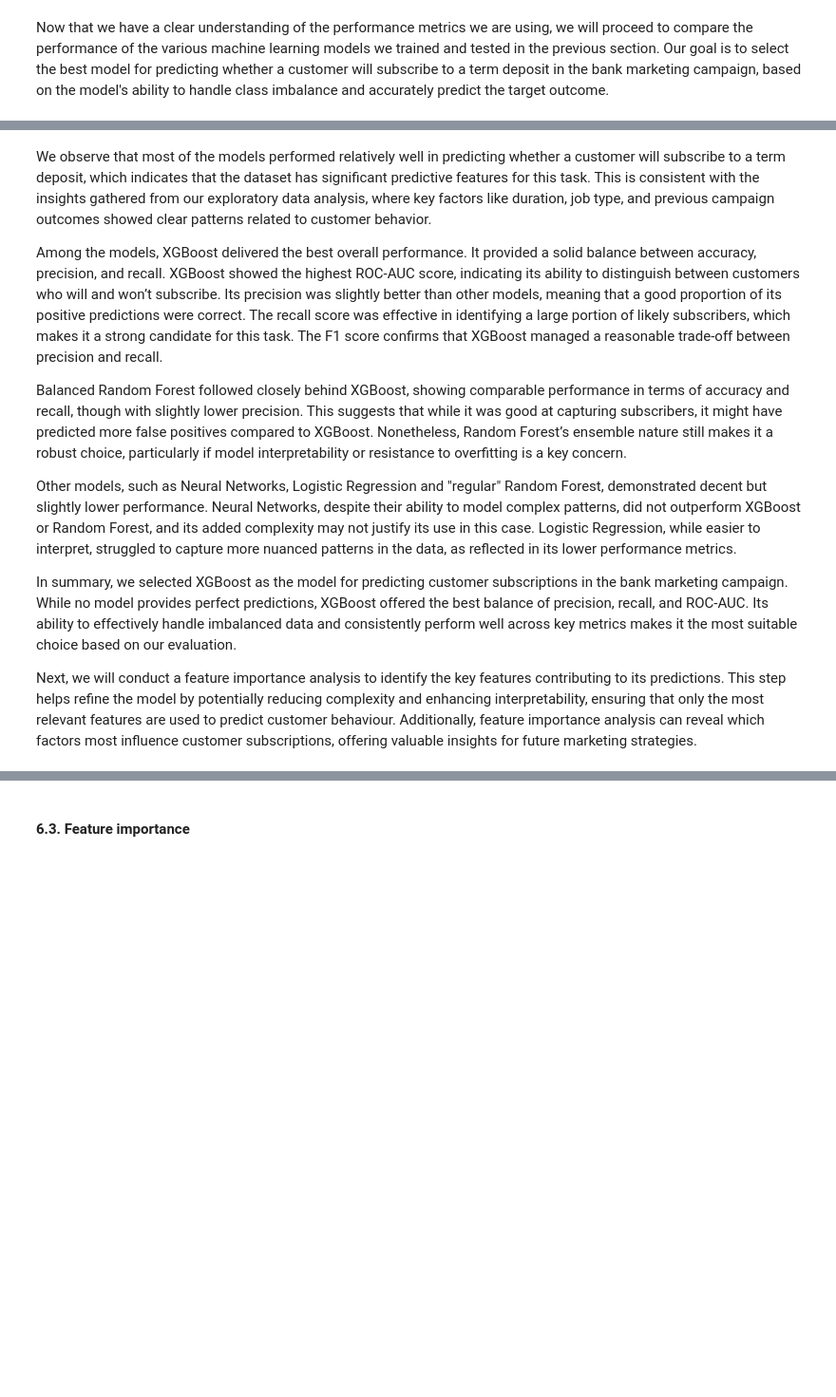
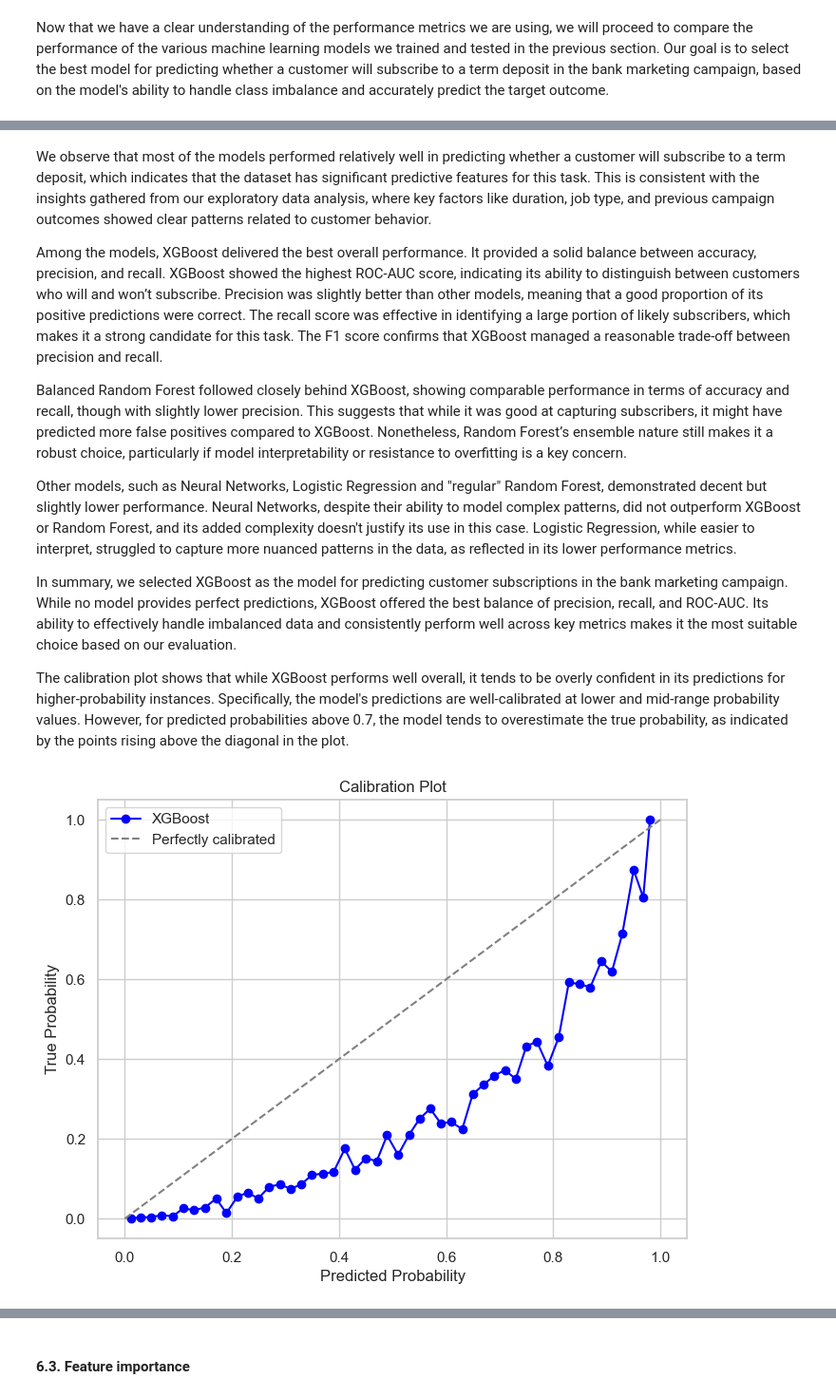
Before and after one commit to autumntrail/term-deposit-subscription, a Jupyter notebook: term_deposit_prediction_notebook.ipynb, the cells around one changed output, grey strips where cells are left out. Shown at 95% size. Drawn from its saved outputs; the diff is of its cells as text; code cells hidden in the pictures; blank space fills up the shorter version.

```diff
--- a/term_deposit_prediction_notebook.ipynb
+++ b/term_deposit_prediction_notebook.ipynb
@@ -1450,12 +1450,25 @@ performance_df_sorted
 # %% [markdown]
 We observe that most of the models performed relatively well in predicting whether a customer will subscribe to a term deposit, which indicates that the dataset has significant predictive features for this task. This is consistent with the insights gathered from our exploratory data analysis, where key factors like duration, job type, and previous campaign outcomes showed clear patterns related to customer behavior.
 
-Among the models, XGBoost delivered the best overall performance. It provided a solid balance between accuracy, precision, and recall. XGBoost showed the highest ROC-AUC score, indicating its ability to distinguish between customers who will and won’t subscribe. Its precision was slightly better than other models, meaning that a good proportion of its positive predictions were correct. The recall score was effective in identifying a large portion of likely subscribers, which makes it a strong candidate for this task. The F1 score confirms that XGBoost managed a reasonable trade-off between precision and recall.
+Among the models, XGBoost delivered the best overall performance. It provided a solid balance between accuracy, precision, and recall. XGBoost showed the highest ROC-AUC score, indicating its ability to distinguish between customers who will and won’t subscribe. Precision was slightly better than other models, meaning that a good proportion of its positive predictions were correct. The recall score was effective in identifying a large portion of likely subscribers, which makes it a strong candidate for this task. The F1 score confirms that XGBoost managed a reasonable trade-off between precision and recall.
 
 Balanced Random Forest followed closely behind XGBoost, showing comparable performance in terms of accuracy and recall, though with slightly lower precision. This suggests that while it was good at capturing subscribers, it might have predicted more false positives compared to XGBoost. Nonetheless, Random Forest’s ensemble nature still makes it a robust choice, particularly if model interpretability or resistance to overfitting is a key concern.
 
-Other models, such as Neural Networks, Logistic Regression and "regular" Random Forest, demonstrated decent but slightly lower performance. Neural Networks, despite their ability to model complex patterns, did not outperform XGBoost or Random Forest, and its added complexity may not justify its use in this case. Logistic Regression, while easier to interpret, struggled to capture more nuanced patterns in the data, as reflected in its lower performance metrics.
+Other models, such as Neural Networks, Logistic Regression and "regular" Random Forest, demonstrated decent but slightly lower performance. Neural Networks, despite their ability to model complex patterns, did not outperform XGBoost or Random Forest, and its added complexity doesn't justify its use in this case. Logistic Regression, while easier to interpret, struggled to capture more nuanced patterns in the data, as reflected in its lower performance metrics.
 
 In summary, we selected XGBoost as the model for predicting customer subscriptions in the bank marketing campaign. While no model provides perfect predictions, XGBoost offered the best balance of precision, recall, and ROC-AUC. Its ability to effectively handle imbalanced data and consistently perform well across key metrics makes it the most suitable choice based on our evaluation.
 
-Next, we will conduct a feature importance analysis to identify the key features contributing to its predictions. This step helps refine the model by potentially reducing complexity and enhancing interpretability, ensuring that only the most relevant features are used to predict customer behaviour. Additionally, feature importance analysis can reveal which factors most influence customer subscriptions, offering valuable insights for future marketing strategies.
+The calibration plot shows that while XGBoost performs well overall, it tends to be overly confident in its predictions for higher-probability instances. Specifically, the model's predictions are well-calibrated at lower and mid-range probability values. However, for predicted probabilities above 0.7, the model tends to overestimate the true probability, as indicated by the points rising above the diagonal in the plot.
+# %%
+prob_true, prob_pred = calibration_curve(y_test, y_pred_prob_best_xgb, n_bins=50)
+
+plt.figure(figsize=(8, 6))
+plt.plot(prob_pred, prob_true, marker='o', color='blue', label='XGBoost')
+plt.plot([0, 1], [0, 1], linestyle='--', color='gray', label='Perfectly calibrated')
+plt.xlabel('Predicted Probability')
+plt.ylabel('True Probability')
+plt.title('Calibration Plot')
+plt.legend()
+plt.show();
+# %% [output]
+[figure, added]
```
Also changed, not shown: parts of 20 cells of this notebook.
